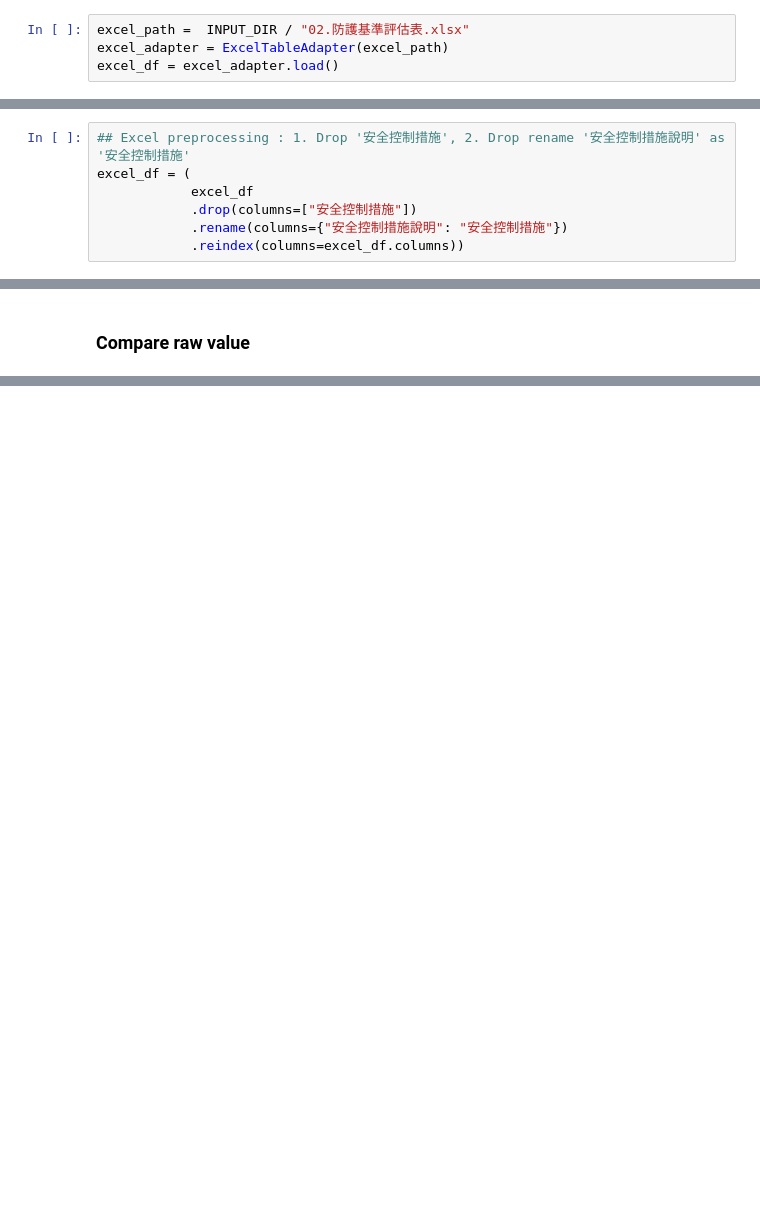
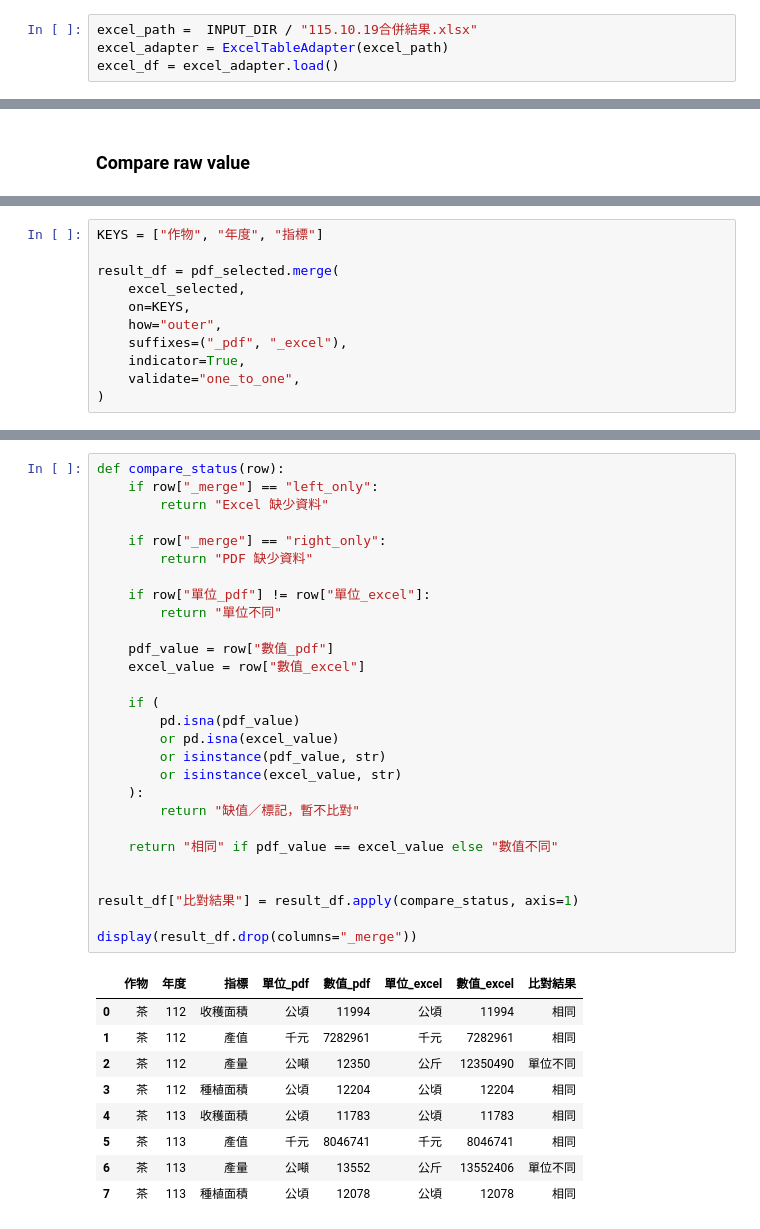
Before and after one commit to joshsmiththenoob/lazy-tools, a Jupyter notebook: docx_xlsx_comparator/notebooks/load_and_parse_files_pdf.ipynb, the cells around one changed output, grey strips where cells are left out. Saved outputs shown, nothing was run; the diff lists cells and outputs as text; blank space fills up the shorter version.

Commit message:
[LZ006] Docx/Xlsx Comparision: Update PDF/Excel Adapter and noralization for empty value when compare mutiple categories.

```diff
--- a/docx_xlsx_comparator/notebooks/load_and_parse_files_pdf.ipynb
+++ b/docx_xlsx_comparator/notebooks/load_and_parse_files_pdf.ipynb
@@ -121,7 +94,7 @@ word_df
 # %% [markdown]
 ### Read Excel file
 # %%
-excel_path =  INPUT_DIR / "02.防護基準評估表.xlsx"
+excel_path =  INPUT_DIR / "115.10.19合併結果.xlsx"
 excel_adapter = ExcelTableAdapter(excel_path)
 excel_df = excel_adapter.load()
 # %%
@@ -162,7 +115,0 @@ common_columns
-# %%
-## Excel preprocessing : 1. Drop '安全控制措施', 2. Drop rename '安全控制措施說明' as '安全控制措施'
-excel_df = (
-            excel_df
-            .drop(columns=["安全控制措施"])
-            .rename(columns={"安全控制措施說明": "安全控制措施"})
-            .reindex(columns=excel_df.columns))
@@ -337,3 +155,14 @@ def main():
+# %%
+KEYS = ["作物", "年度", "指標"]
+
+result_df = pdf_selected.merge(
+    excel_selected,
+    on=KEYS,
+    how="outer",
+    suffixes=("_pdf", "_excel"),
+    indicator=True,
+    validate="one_to_one",
+)
 # %%
 result_df
 # %% [output]
@@ -342,0 +178,38 @@ result_df
+# %%
+def compare_status(row):
+    if row["_merge"] == "left_only":
+        return "Excel 缺少資料"
+
+    if row["_merge"] == "right_only":
+        return "PDF 缺少資料"
+
+    if row["單位_pdf"] != row["單位_excel"]:
+        return "單位不同"
+
+    pdf_value = row["數值_pdf"]
+    excel_value = row["數值_excel"]
+
+    if (
+        pd.isna(pdf_value)
+        or pd.isna(excel_value)
+        or isinstance(pdf_value, str)
+        or isinstance(excel_value, str)
+    ):
+        return "缺值／標記，暫不比對"
+
+    return "相同" if pdf_value == excel_value else "數值不同"
+
+
+result_df["比對結果"] = result_df.apply(compare_status, axis=1)
+
+display(result_df.drop(columns="_merge"))
+# %% [output]
+|  | 作物 | 年度 | 指標 | 單位_pdf | 數值_pdf | 單位_excel | 數值_excel | 比對結果 |
+| 0 | 茶 | 112 | 收穫面積 | 公頃 | 11994 | 公頃 | 11994 | 相同 |
+| 1 | 茶 | 112 | 產值 | 千元 | 7282961 | 千元 | 7282961 | 相同 |
+| 2 | 茶 | 112 | 產量 | 公噸 | 12350 | 公斤 | 12350490 | 單位不同 |
+| 3 | 茶 | 112 | 種植面積 | 公頃 | 12204 | 公頃 | 12204 | 相同 |
+| 4 | 茶 | 113 | 收穫面積 | 公頃 | 11783 | 公頃 | 11783 | 相同 |
+| 5 | 茶 | 113 | 產值 | 千元 | 8046741 | 千元 | 8046741 | 相同 |
+| 6 | 茶 | 113 | 產量 | 公噸 | 13552 | 公斤 | 13552406 | 單位不同 |
+| 7 | 茶 | 113 | 種植面積 | 公頃 | 12078 | 公頃 | 12078 | 相同 |
```
Also changed, not shown: parts of 21 cells of this notebook, 5 other files.
